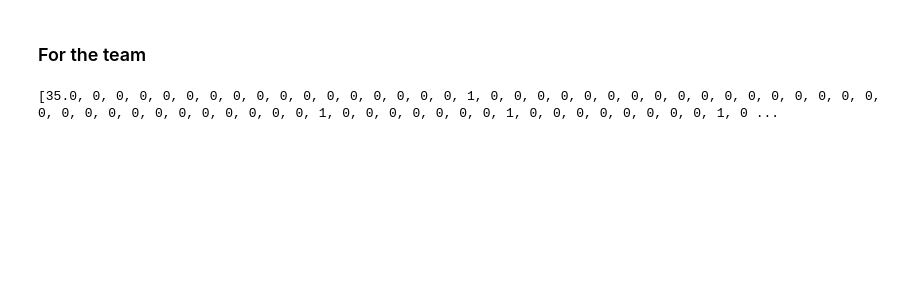
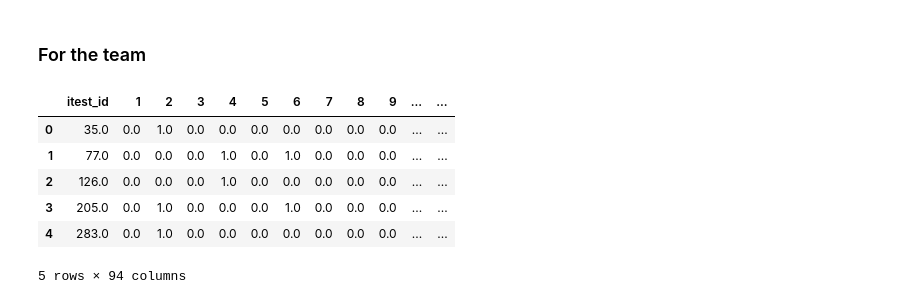
Before and after one commit to zyfzjsc988/DataMining, a Jupyter notebook: Yeldos_Richa/april16.ipynb, the cells around one changed output. Saved outputs shown, nothing was run; the diff lists cells and outputs as text; code cells hidden in the pictures; blank space fills up the shorter version.

```diff
--- a/Yeldos_Richa/april16.ipynb
+++ b/Yeldos_Richa/april16.ipynb
@@ -226,0 +252,16 @@ association_rules(frequent_itemsets, metric="confidence", min_threshold=0.6)
+# %%
+res = []
+for el, chances in counter.items():
+    if len(chances) != 2:
+        choice = list(chances.keys())[0]
+        if chances[choice] > 4:
+            res.append((el, choice, chances[choice]))
+    else:
+        if chances['stem'] > chances['non_stem']:
+            prop = chances['stem'] / chances['non_stem']
+            choice = 'stem'
+        else:
+            prop = chances['non_stem'] / chances['stem']
+            choice = 'non_stem'
+        if prop > 4:
+            res.append((el, choice, chances[choice]))
@@ -229,17 +318,26 @@ association_rules(frequent_itemsets, metric="confidence", min_threshold=0.6)
 # %%
 pivoted2 = truncated.pivot(index='itest_id', columns='skill', values='accuracy')
 pivoted2 = pivoted2.fillna(0)
 pivoted2 = pd.DataFrame(pivoted2.to_records())
 pivoted2 = pivoted2
 
+storage = []
 for idx, table in pivoted2.iterrows():
     sorted_row = list(table)[1:]
     sorted_row.sort()
     threshold = sorted_row[-top_no]
     lst = [1 if (item > threshold and idx != 0) else 0 for idx, item in enumerate(list(table)[1:])]
     res = [list(table)[0]]
     res.extend(lst)
-    print(res)
-    break
+    storage.append(res)
+storage = pd.DataFrame(np.array(storage))
+storage = storage.rename(columns={0:'itest_id'})
+storage.head()
 # %% [output]
+|  | itest_id | 1 | 2 | 3 | 4 | 5 | 6 | 7 | 8 | 9 | ... | ... |
+| 0 | 35.0 | 0.0 | 1.0 | 0.0 | 0.0 | 0.0 | 0.0 | 0.0 | 0.0 | 0.0 | ... | ... |
+| 1 | 77.0 | 0.0 | 0.0 | 0.0 | 1.0 | 0.0 | 1.0 | 0.0 | 0.0 | 0.0 | ... | ... |
+| 2 | 126.0 | 0.0 | 0.0 | 0.0 | 1.0 | 0.0 | 0.0 | 0.0 | 0.0 | 0.0 | ... | ... |
+| 3 | 205.0 | 0.0 | 1.0 | 0.0 | 0.0 | 0.0 | 1.0 | 0.0 | 0.0 | 0.0 | ... | ... |
+| 4 | 283.0 | 0.0 | 1.0 | 0.0 | 0.0 | 0.0 | 0.0 | 0.0 | 0.0 | 0.0 | ... | ... |
-[35.0, 0, 0, 0, 0, 0, 0, 0, 0, 0, 0, 0, 0, 0, 0, 0, 0, 1, 0, 0, 0, 0, 0, 0, 0, 0, 0, 0, 0, 0, 0, 0, 0, 0, 0, 0, 0, 0, 0, 0, 0, 0, 0, 0, 0, 0, 0, 1, 0, 0, 0, 0, 0, 0, 0, 1, 0, 0, 0, 0, 0, 0, 0, 0, 1, 0 ...
+5 rows × 94 columns
```
Also changed, not shown: parts of 8 cells of this notebook, 8 other files.
